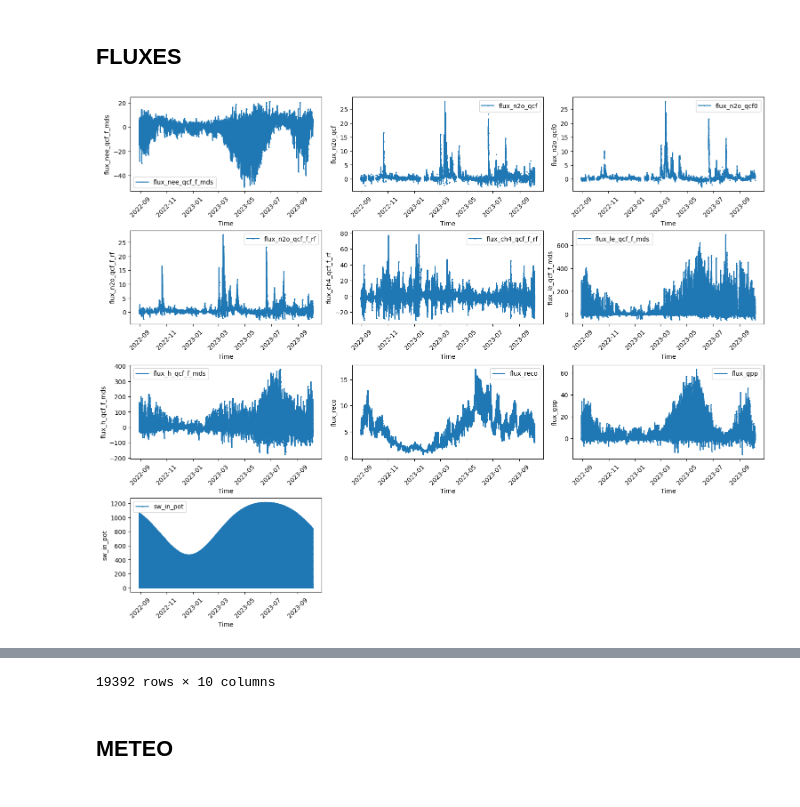
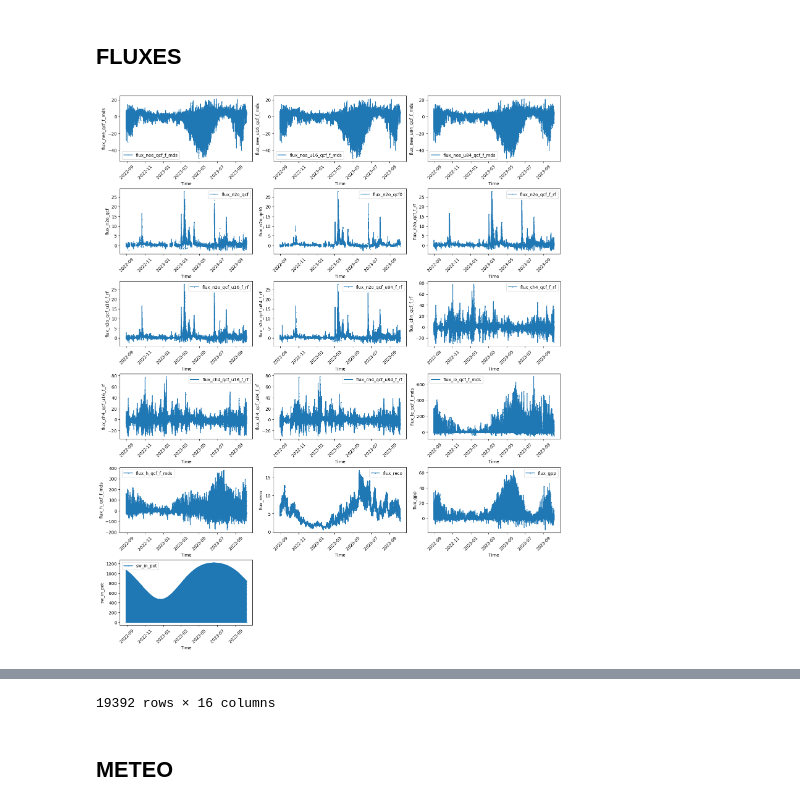
Before and after one commit to fabioturc/n2o-wheat-drivers-sources, a Jupyter notebook: notebooks/DRIVERS_00_prep_data.ipynb, the cells around one changed output, grey strips where cells are left out. Drawn from its saved outputs; the diff is of its cells as text; code cells hidden in the pictures.

```diff
--- a/notebooks/DRIVERS_00_prep_data.ipynb
+++ b/notebooks/DRIVERS_00_prep_data.ipynb
@@ -86,10 +86,16 @@ fluxes.columns = fluxes.columns.str.lower().str.replace(' ', '_').str.replace(r'
 # Select variables we want to keep
 cols = ['timestamp_middle',
         'nee_u50_f_reddyproc',
+        'nee_u16_f_reddyproc',
+        'nee_u84_f_reddyproc',
         'fn2o_l3.1_l3.3_cut_50_qcf',
         'fn2o_l3.1_l3.3_cut_50_qcf0',
         'fn2o_l3.1_l3.3_cut_50_qcf_gfrf',
+        'fn2o_l3.1_l3.3_cut_16_qcf_gfrf',
+        'fn2o_l3.1_l3.3_cut_84_qcf_gfrf',
         'fch4_l3.1_l3.3_cut_50_qcf_gfrf',
+        'fch4_l3.1_l3.3_cut_16_qcf_gfrf',
+        'fch4_l3.1_l3.3_cut_84_qcf_gfrf',
         'le_f_reddyproc',
         'h_f_reddyproc',
         'reco_u50_reddyproc',
@@ -97,31 +103,37 @@ cols = ['timestamp_middle',
         'sw_in_pot' # add also potential incoming shortwave radiation
         ]
 fluxes = fluxes[cols].copy()
 
 rename_dict = {
         'nee_u50_f_reddyproc': 'flux_nee_qcf_f_mds',
+        'nee_u16_f_reddyproc': 'flux_nee_u16_qcf_f_mds',
+        'nee_u84_f_reddyproc': 'flux_nee_u84_qcf_f_mds',
         'fn2o_l3.1_l3.3_cut_50_qcf': 'flux_n2o_qcf',
         'fn2o_l3.1_l3.3_cut_50_qcf0': 'flux_n2o_qcf0',
         'fn2o_l3.1_l3.3_cut_50_qcf_gfrf': 'flux_n2o_qcf_f_rf',
+        'fn2o_l3.1_l3.3_cut_16_qcf_gfrf': 'flux_n2o_qcf_u16_f_rf',
+        'fn2o_l3.1_l3.3_cut_84_qcf_gfrf': 'flux_n2o_qcf_u84_f_rf',
         'fch4_l3.1_l3.3_cut_50_qcf_gfrf': 'flux_ch4_qcf_f_rf',
+        'fch4_l3.1_l3.3_cut_16_qcf_gfrf': 'flux_ch4_qcf_u16_f_rf',
+        'fch4_l3.1_l3.3_cut_84_qcf_gfrf': 'flux_ch4_qcf_u84_f_rf',
         'le_f_reddyproc': 'flux_le_qcf_f_mds',
         'h_f_reddyproc': 'flux_h_qcf_f_mds',
         'reco_u50_reddyproc': 'flux_reco',
         'gpp_u50_f_reddyproc': 'flux_gpp'
 }
 
 # Apply the renaming dictionary
 fluxes.rename(columns=rename_dict, inplace=True)
 
 # Convert timestamp to datetime and set it as index
 fluxes['timestamp_middle'] = pd.to_datetime(fluxes['timestamp_middle'], errors='coerce')
 fluxes.set_index('timestamp_middle', inplace=True)
 
 # Filter for the period of interest
 fluxes = fluxes[start_date:end_date].copy()
 
 # plots
 plot_data_grid(fluxes, ncols=3)
 fluxes
 # %% [output]
-[figure, old version]
+[figure, new version]
@@ -141,4 +153,4 @@ fluxes
-19392 rows × 10 columns
+19392 rows × 16 columns
 # %% [markdown]
 ## METEO
 # %% [markdown]
```
Also changed, not shown: parts of 5 cells of this notebook, 4 other files.
